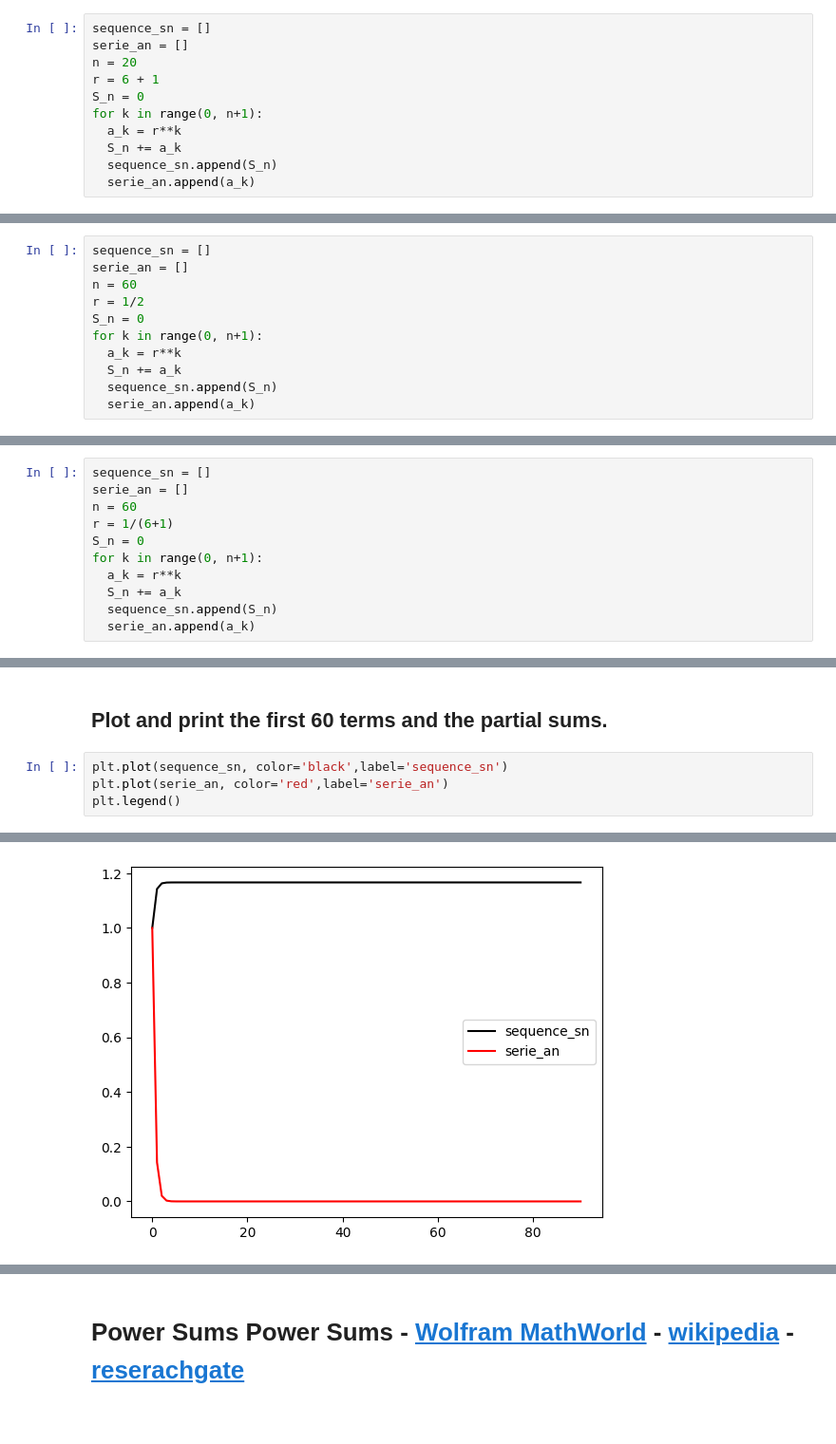
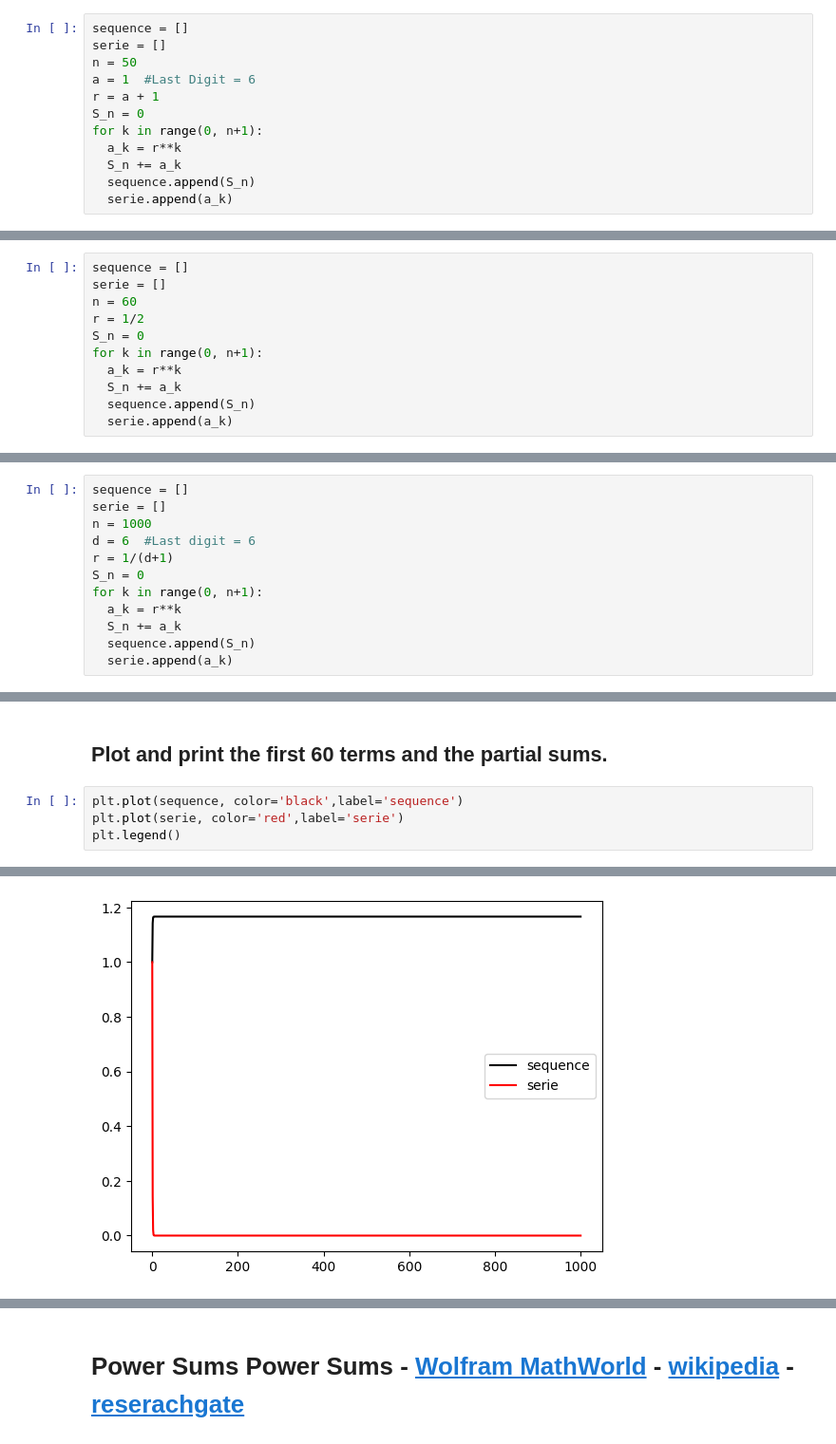
Before and after one commit to jpastor1649/Metodos-Numericos-2024II, a Jupyter notebook: Lab3/jpastorArithmeticSeriesGeometricSeriesPowerSums.ipynb, the cells around one changed output, grey strips where cells are left out. Shown at 95% size. Drawn from its saved outputs; the diff is of its cells as text.

```diff
--- a/Lab3/jpastorArithmeticSeriesGeometricSeriesPowerSums.ipynb
+++ b/Lab3/jpastorArithmeticSeriesGeometricSeriesPowerSums.ipynb
@@ -370,14 +376,15 @@ plt.legend()
 # %% [markdown]
 ## Your own examples of a geometric series with  $r =d+1$ with $d$  the last digit of the number in the list, add the series up to 10** 6 and verify with the formula.
 # %%
-sequence_sn = []
-serie_an = []
-n = 20
-r = 6 + 1
+sequence = []
+serie = []
+n = 50
+a = 1  #Last Digit = 6
+r = a + 1
 S_n = 0
 for k in range(0, n+1):
   a_k = r**k
   S_n += a_k
-  sequence_sn.append(S_n)
-  serie_an.append(a_k)
+  sequence.append(S_n)
+  serie.append(a_k)
 # %%
@@ -410,14 +420,14 @@ $$
 # %% [markdown]
 ## Sum the  geometric with  $r=\frac{1}{2}$ add the series up to 10**3 and verify with the formula.
 # %%
-sequence_sn = []
-serie_an = []
+sequence = []
+serie = []
 n = 60
 r = 1/2
 S_n = 0
 for k in range(0, n+1):
   a_k = r**k
   S_n += a_k
-  sequence_sn.append(S_n)
-  serie_an.append(a_k)
+  sequence.append(S_n)
+  serie.append(a_k)
 # %%
@@ -438,14 +451,15 @@ plt.legend()
 # %% [markdown]
 ## Your own examples of a geometric series with $r=\frac{1}{d+1}$  with $d$ add the series up to 10**3 and verify with the formula.
 # %%
-sequence_sn = []
-serie_an = []
-n = 60
-r = 1/(6+1)
+sequence = []
+serie = []
+n = 1000
+d = 6  #Last digit = 6
+r = 1/(d+1)
 S_n = 0
 for k in range(0, n+1):
   a_k = r**k
   S_n += a_k
-  sequence_sn.append(S_n)
-  serie_an.append(a_k)
+  sequence.append(S_n)
+  serie.append(a_k)
 # %%
@@ -457,9 +471,9 @@ Fórmula: 1.1666666666666665
 # %% [markdown]
 ## Plot and print the first 60 terms and the partial sums.
 # %%
-plt.plot(sequence_sn, color='black',label='sequence_sn')
-plt.plot(serie_an, color='red',label='serie_an')
+plt.plot(sequence, color='black',label='sequence')
+plt.plot(serie, color='red',label='serie')
 plt.legend()
 # %% [output]
 <matplotlib.legend.Legend at 0x...>
-[figure, old version]
+[figure, new version]
```
Also changed, not shown: parts of 23 cells of this notebook.
